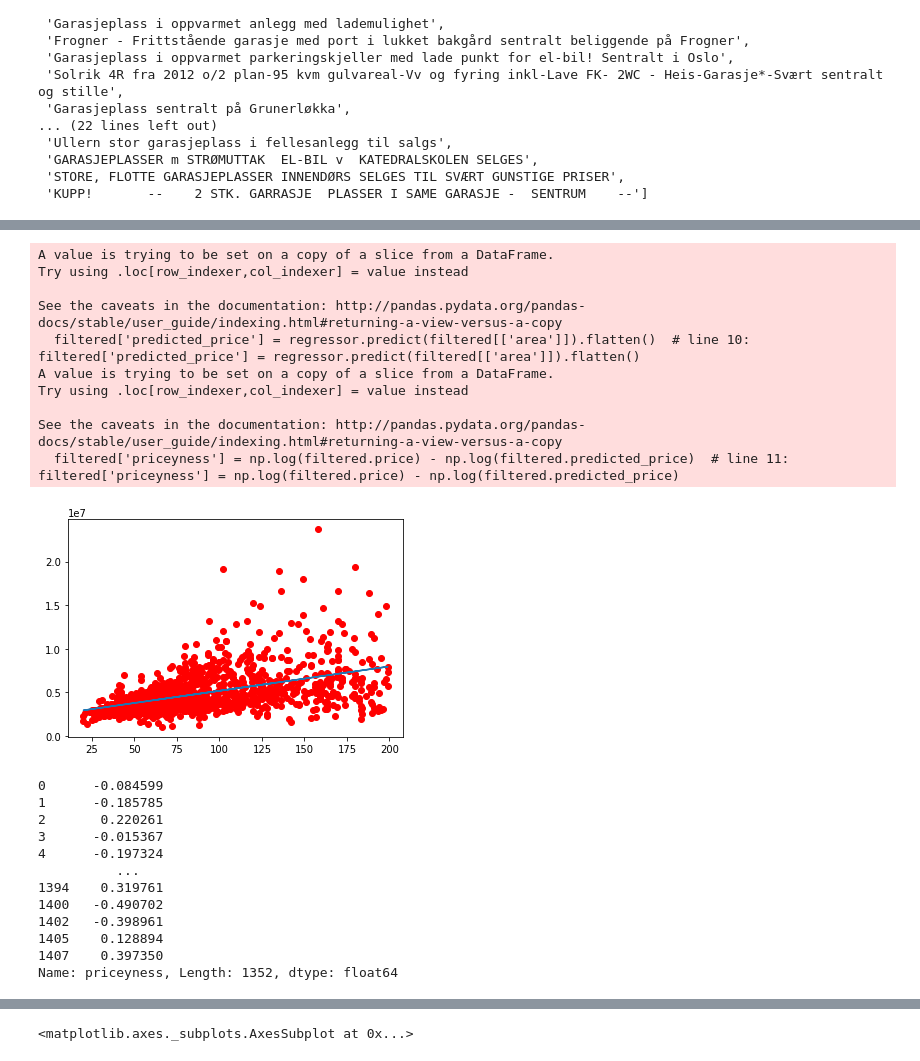
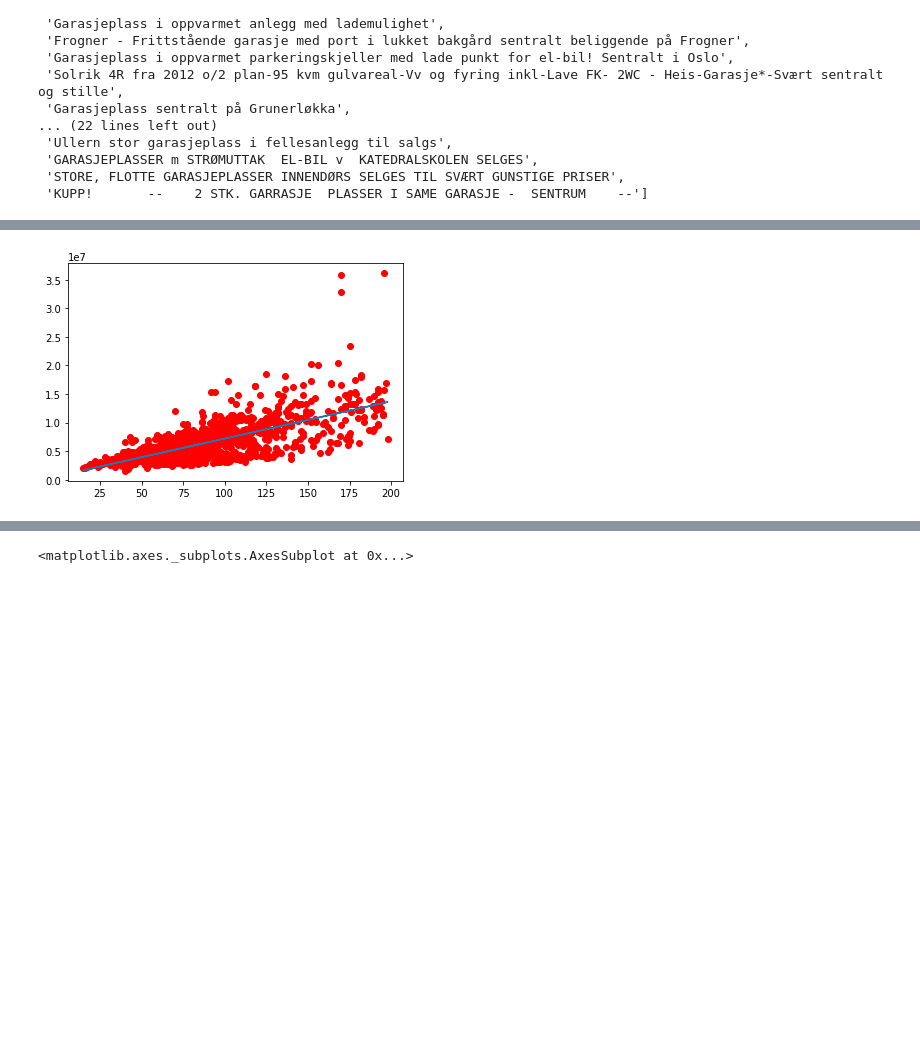
Before and after one commit to bergkvist/homes, a Jupyter notebook: scraper/Untitled.ipynb, the cells around one changed output, grey strips where cells are left out. Saved outputs shown, nothing was run; the diff lists cells and outputs as text; code cells hidden in the pictures; blank space fills up the shorter version.

```diff
--- a/scraper/Untitled.ipynb
+++ b/scraper/Untitled.ipynb
@@ -243,4 +274,5 @@ Parser   : 1.45 s
 # %%
+df = df2
 df.plot(x='lng', y='lat', kind='scatter')
 # %% [output]
 <matplotlib.axes._subplots.AxesSubplot at 0x...>
@@ -248,45 +280,25 @@ df.plot(x='lng', y='lat', kind='scatter')
 # %%
+import numpy as np
 from sklearn.linear_model import LinearRegression
+import matplotlib.pyplot as plt
 df['price'] = df.Totalpris.fillna(df.Prisantydning)
 df['area'] = df.Bruksareal.fillna(df.Primærrom)
 df['price_per_m2'] = df.price / df.area
-filtered = df.query('area == area and price == price')
-X = filtered.query('area < 200')[['area']]
-y = filtered.query('area < 200')[['price']]
-regressor = LinearRegression()
-regressor.fit(X, y)
-filtered['predicted_price'] = regressor.predict(filtered[['area']]).flatten()
-filtered['priceyness'] = np.log(filtered.price) - np.log(filtered.predicted_price)
-filtered.to_csv('oslo-akershus.csv')
+#filtered = df.query('area == area and price == price')
+#X = filtered.query('area < 200')[['area']]
+#y = filtered.query('area < 200')[['price']]
+#regressor = LinearRegression()
+#regressor.fit(X, y)
+#filtered['predicted_price'] = regressor.predict(filtered[['area']]).flatten()
+#filtered['priceyness'] = np.log(filtered.price) - np.log(filtered.predicted_price)
+#filtered.to_csv('oslo-akershus.csv')
 
 plt.scatter(X, y, color='red')
 plt.plot(X, regressor.predict(X))
 plt.show()
-filtered.priceyness
+#filtered.priceyness
 # %% [output]
-A value is trying to be set on a copy of a slice from a DataFrame.
-Try using .loc[row_indexer,col_indexer] = value instead
-
-See the caveats in the documentation: http://pandas.pydata.org/pandas-docs/stable/user_guide/indexing.html#returning-a-view-versus-a-copy
-  filtered['predicted_price'] = regressor.predict(filtered[['area']]).flatten()  # line 10: filtered['predicted_price'] = regressor.predict(filtered[['area']]).flatten()
-A value is trying to be set on a copy of a slice from a DataFrame.
-Try using .loc[row_indexer,col_indexer] = value instead
-
-See the caveats in the documentation: http://pandas.pydata.org/pandas-docs/stable/user_guide/indexing.html#returning-a-view-versus-a-copy
-  filtered['priceyness'] = np.log(filtered.price) - np.log(filtered.predicted_price)  # line 11: filtered['priceyness'] = np.log(filtered.price) - np.log(filtered.predicted_price)
-[figure, old version]
+[figure, new version]
-0      -0.084599
-1      -0.185785
-2       0.220261
-3      -0.015367
-4      -0.197324
-          ...
-1394    0.319761
-1400   -0.490702
-1402   -0.398961
-1405    0.128894
-1407    0.397350
-Name: priceyness, Length: 1352, dtype: float64
 # %%
 import numpy as np
 filtered['priceyness'] = np.log(filtered.price) - np.log(filtered.predicted_price)
```
Also changed, not shown: parts of 11 cells of this notebook, 17 other files.
